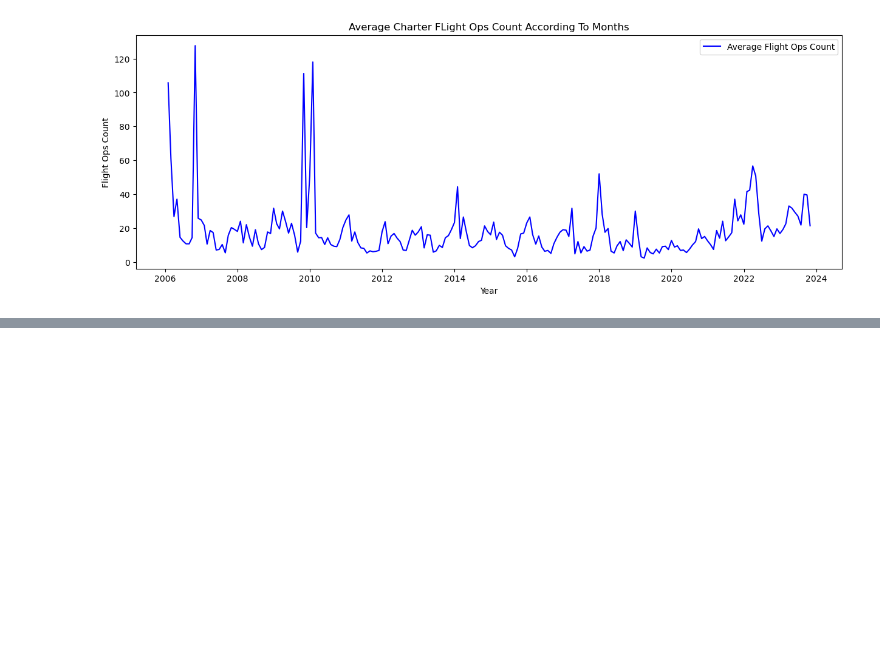
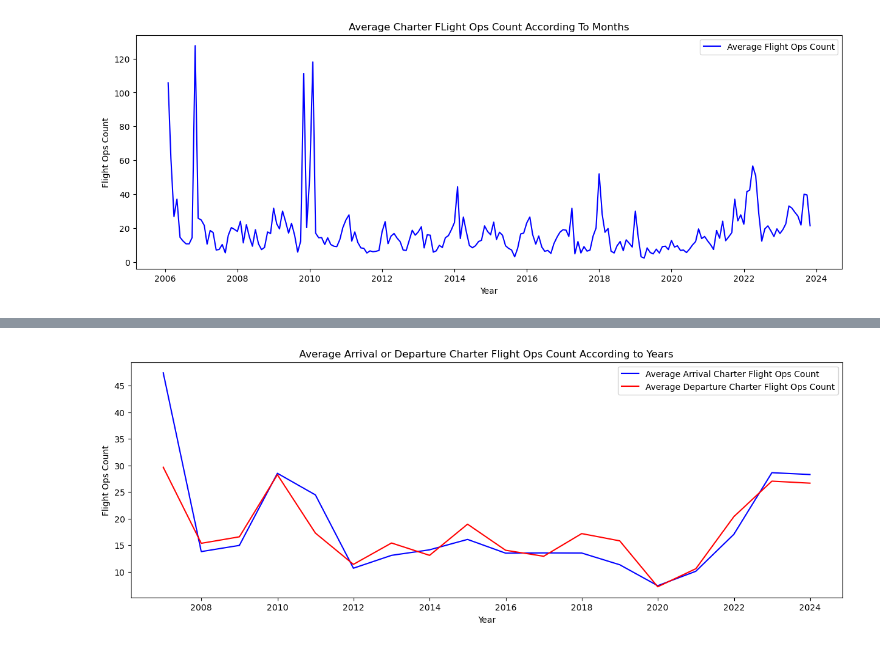
Before and after one commit to IsaganiJulian/LAX_Analysis, a Jupyter notebook: flight_ops/flight_ops.ipynb, the cells around one changed output, grey strips where cells are left out. Cells and saved outputs as stored; diff of their text form; code cells hidden in the pictures; blank space fills up the shorter version.

```diff
--- a/flight_ops/flight_ops.ipynb
+++ b/flight_ops/flight_ops.ipynb
@@ -289,6 +287,8 @@ charter.describe()
 | 50% | 10.000000 |
 | 75% | 26.000000 |
 | max | 299.000000 |
+# %%
+charter.index = pd.to_datetime(charter.index)
 # %% [markdown]
 There are 789 charters, the maximum amount of charter flights would be 299, the average charter flights would be 17, while zero charter flights is the minimum.
 # %%
@@ -322,0 +339,3 @@ plt.show()
+# %%
+arrival = charter[charter['Arrival_Departure'] == 'Arrival'][['Flight_Ops_Count']].copy()
+arrival
@@ -322,0 +357,3 @@ plt.show()
+# %%
+departure = charter[charter['Arrival_Departure'] == 'Departure'][['Flight_Ops_Count']].copy()
+departure
@@ -322,0 +375,17 @@ plt.show()
+# %%
+# Plot domestic and international on the same graph
+plt.figure(figsize=(15, 5))
+
+# Plotting arrival
+plt.plot(arrival.resample('A').mean(), color="b", label="Average Arrival Charter Flight Ops Count")
+
+# Plotting departure
+plt.plot(departure.resample('A').mean(), color="r", label="Average Departure Charter Flight Ops Count")
+
+plt.legend()
+plt.xlabel("Year")
+plt.ylabel("Flight Ops Count")
+plt.title("Average Arrival or Departure Charter Flight Ops Count According to Years")
+plt.show()
+# %% [output]
+[figure, added]
```
Also changed, not shown: parts of 26 cells of this notebook.
